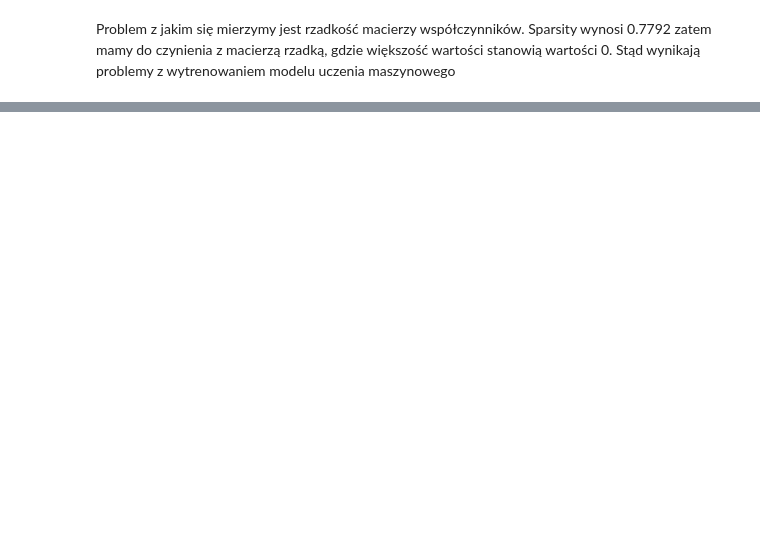
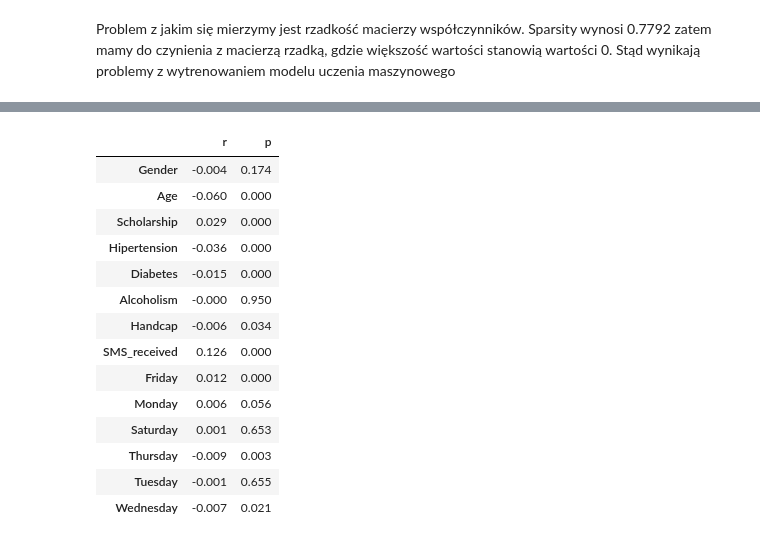
Before and after one commit to ceasarre/medical-appointments, a Jupyter notebook: ml_test/test_models.ipynb, the cells around one changed output, grey strips where cells are left out. Cells and saved outputs as stored; diff of their text form; code cells hidden in the pictures; blank space fills up the shorter version.

```diff
--- a/ml_test/test_models.ipynb
+++ b/ml_test/test_models.ipynb
@@ -352,0 +364,26 @@ Problem z jakim się mierzymy jest rzadkość macierzy współczynników. Sparsi
+# %%
+from scipy import stats
+corr_df = pd.DataFrame(columns=['r', 'p'])
+
+for col in df_test_p:
+    if pd.api.types.is_numeric_dtype(df_test_p[col]) and col != 'BinNoShow':
+        r, p = stats.pearsonr(df_test_p.BinNoShow, df_test_p[col])
+        corr_df.loc[col] = [round(r,3), round(p,3)]
+
+corr_df
+# %% [output]
+|  | r | p |
+| Gender | -0.004 | 0.174 |
+| Age | -0.060 | 0.000 |
+| Scholarship | 0.029 | 0.000 |
+| Hipertension | -0.036 | 0.000 |
+| Diabetes | -0.015 | 0.000 |
+| Alcoholism | -0.000 | 0.950 |
+| Handcap | -0.006 | 0.034 |
+| SMS_received | 0.126 | 0.000 |
+| Friday | 0.012 | 0.000 |
+| Monday | 0.006 | 0.056 |
+| Saturday | 0.001 | 0.653 |
+| Thursday | -0.009 | 0.003 |
+| Tuesday | -0.001 | 0.655 |
+| Wednesday | -0.007 | 0.021 |
```
Also changed, not shown: parts of 23 cells of this notebook.
